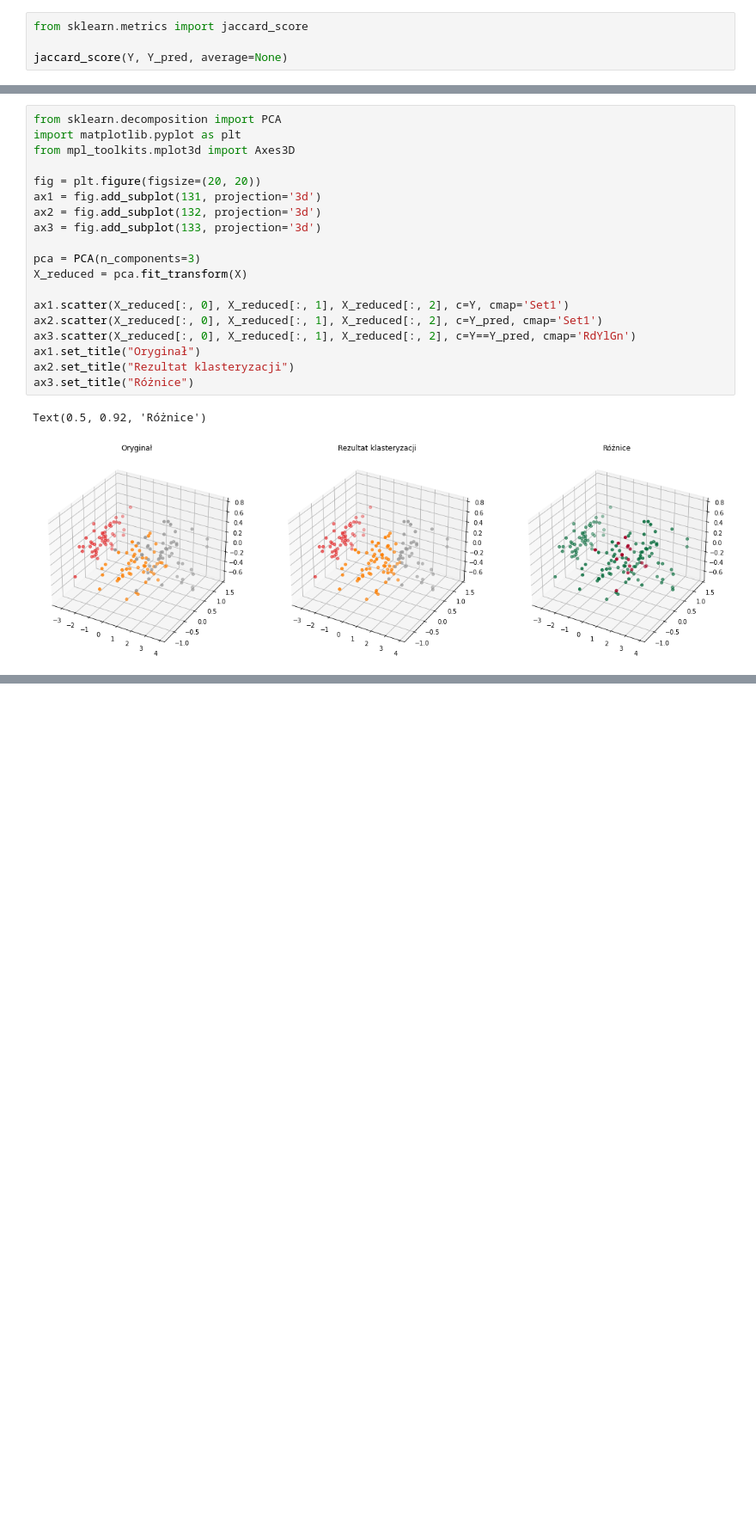
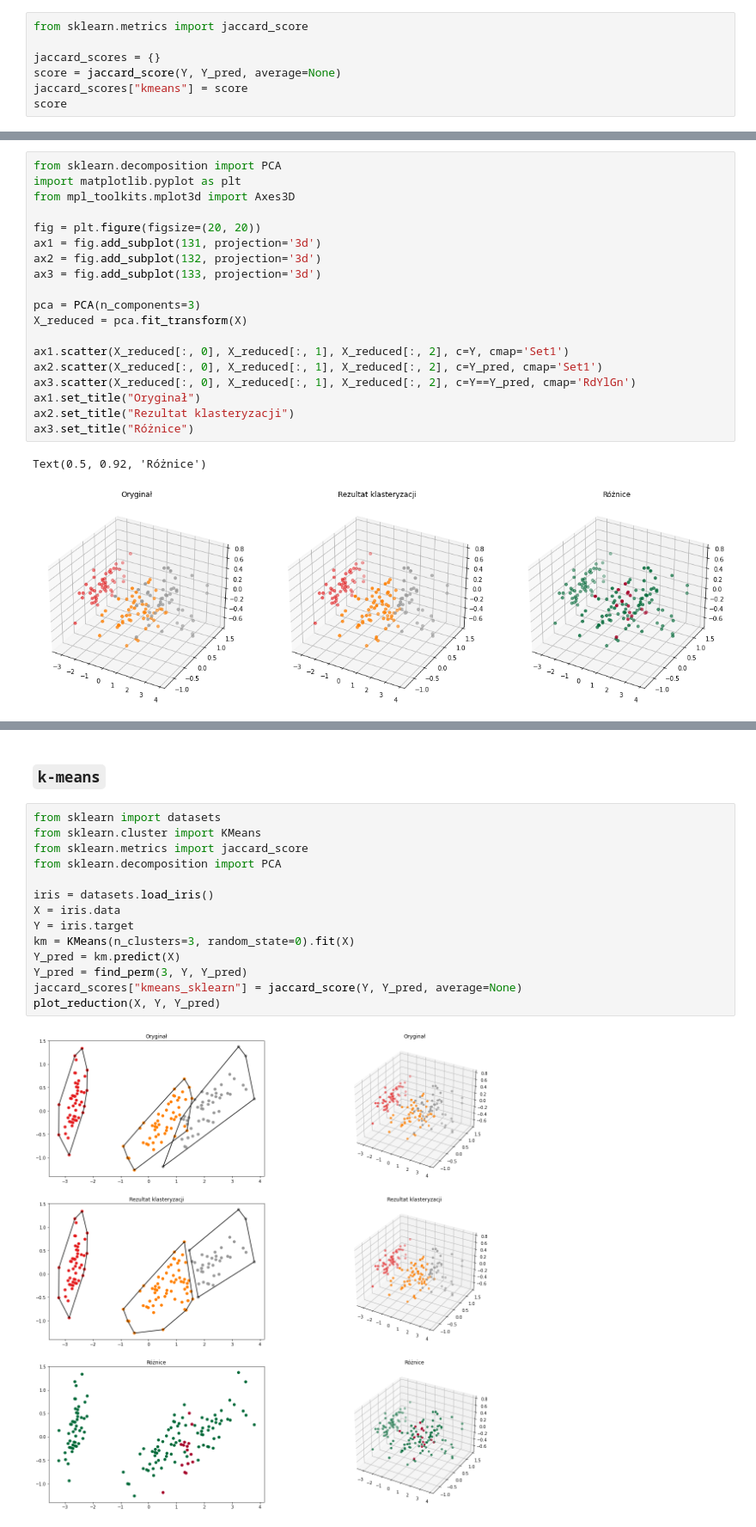
Before and after one commit to karlosos/data_mining, a Jupyter notebook: lab3/k_means.ipynb, the cells around one changed output, grey strips where cells are left out. Shown at 86% size. Cells and saved outputs as stored; diff of their text form; blank space fills up the shorter version.

Commit message:
:construction: kmeans experiments with clustering

```diff
--- a/lab3/k_means.ipynb
+++ b/lab3/k_means.ipynb
@@ -80,7 +80,10 @@ TODO: co to indeks jacarda i jaka jest jego interpretacja?
 # %%
 from sklearn.metrics import jaccard_score
 
-jaccard_score(Y, Y_pred, average=None)
+jaccard_scores = {}
+score = jaccard_score(Y, Y_pred, average=None)
+jaccard_scores["kmeans"] = score
+score
 # %% [output]
 array([1.        , 0.734375  , 0.67924528])
 # %% [markdown]
@@ -140,0 +184,18 @@ Text(0.5, 0.92, 'Różnice')
+# %% [markdown]
+### `k-means`
+# %%
+from sklearn import datasets
+from sklearn.cluster import KMeans
+from sklearn.metrics import jaccard_score
+from sklearn.decomposition import PCA
+
+iris = datasets.load_iris()
+X = iris.data
+Y = iris.target
+km = KMeans(n_clusters=3, random_state=0).fit(X)
+Y_pred = km.predict(X)
+Y_pred = find_perm(3, Y, Y_pred)
+jaccard_scores["kmeans_sklearn"] = jaccard_score(Y, Y_pred, average=None)
+plot_reduction(X, Y, Y_pred)
+# %% [output]
+[figure, added]
```
Also changed, not shown: parts of 16 cells of this notebook.
